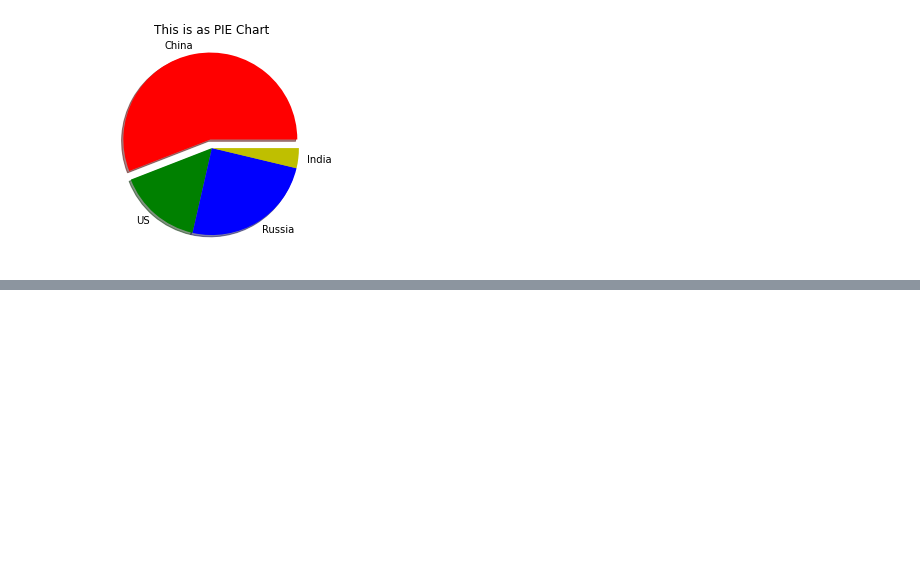
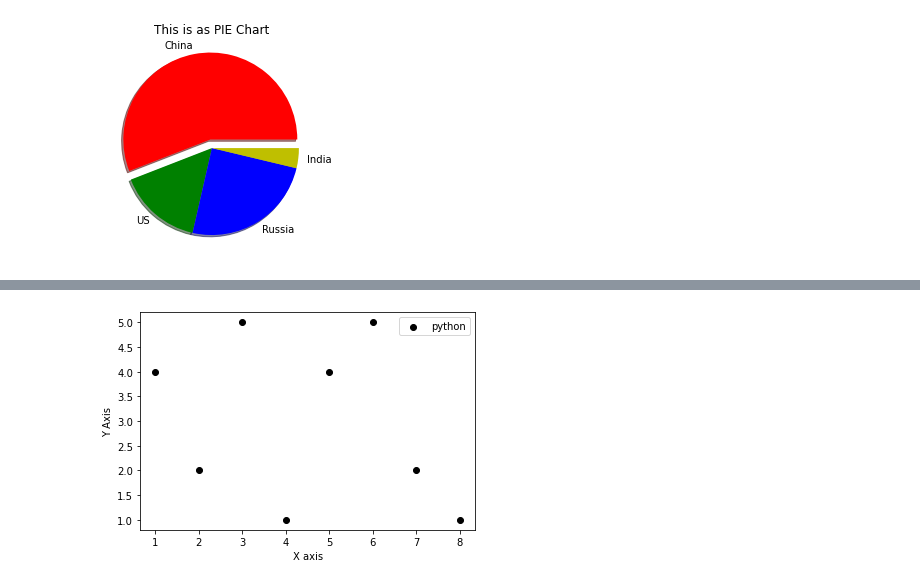
Before and after one commit to revatikashmire20/Machine-Learning, a Jupyter notebook: Matplotlib.ipynb, the cells around one changed output, grey strips where cells are left out. Saved outputs shown, nothing was run; the diff lists cells and outputs as text; code cells hidden in the pictures; blank space fills up the shorter version.

```diff
--- a/Matplotlib.ipynb
+++ b/Matplotlib.ipynb
@@ -68,0 +95,11 @@ plt.show()
+# %%
+#scatter plot
+x=[1,2,3,4,5,6,7,8]
+y=[4,2,5,1,4,5,2,1]
+plt.scatter(x,y,label='python',color='k')
+plt.xlabel('X axis')
+plt.ylabel('Y Axis')
+plt.legend()
+plt.show()
+# %% [output]
+[figure, added]
```
Also changed, not shown: parts of 7 cells of this notebook.
